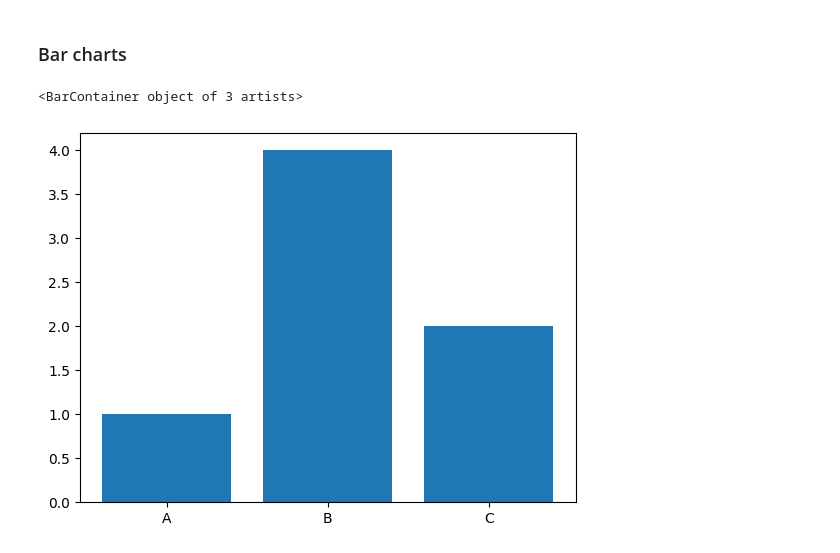
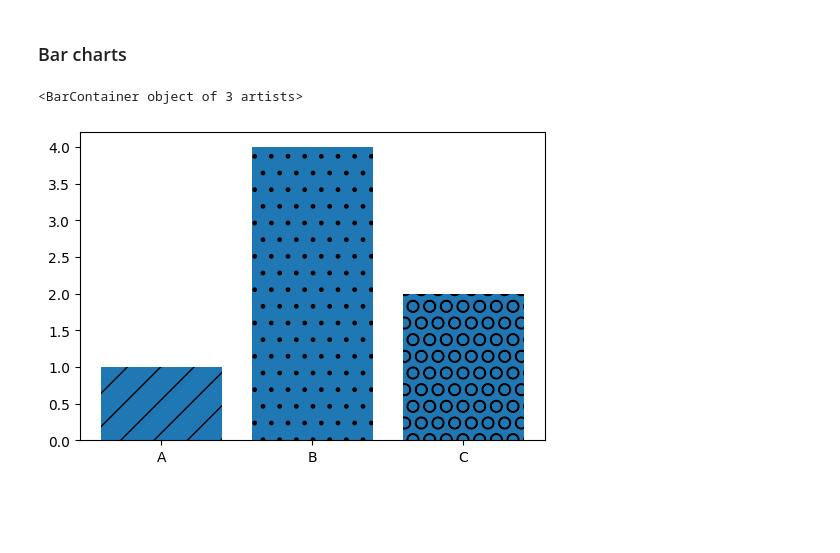
Before and after one commit to JhonSanz/plotting_matplotlib, a Jupyter notebook: yt/basic.ipynb, the cells around one changed output. Cells and saved outputs as stored; diff of their text form; code cells hidden in the pictures; blank space fills up the shorter version.

```diff
--- a/yt/keith_galli.ipynb
+++ b/yt/basic.ipynb
@@ -56,9 +56,16 @@ plt.show()
 # %%
 labels = ["A", "B", "C"]
 values = [1, 4, 2]
 
-plt.figure()
-plt.bar(labels, values)
+plt.figure(figsize=(6, 4))
+
+bars = plt.bar(labels, values)
+print(bars)
+bars[0].set_hatch("/")
+bars[1].set_hatch(".")
+bars[2].set_hatch("O")
+
+plt.show()
 # %% [output]
 <BarContainer object of 3 artists>
-[figure, old version]
+[figure, new version]
```
Also changed, not shown: 4 other files.
